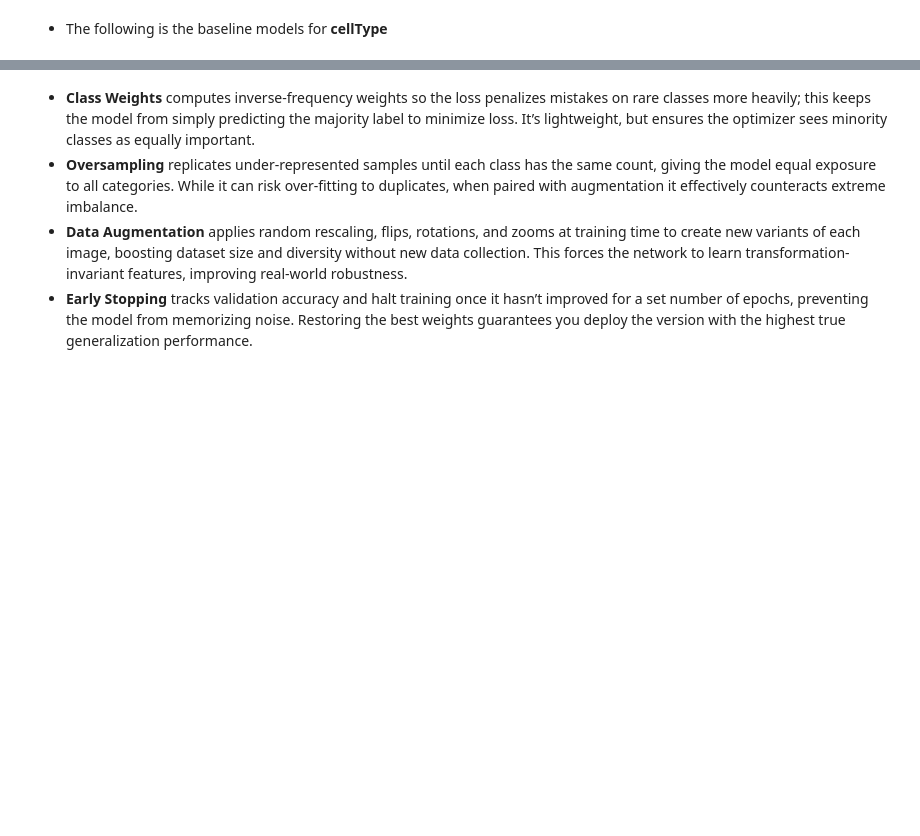
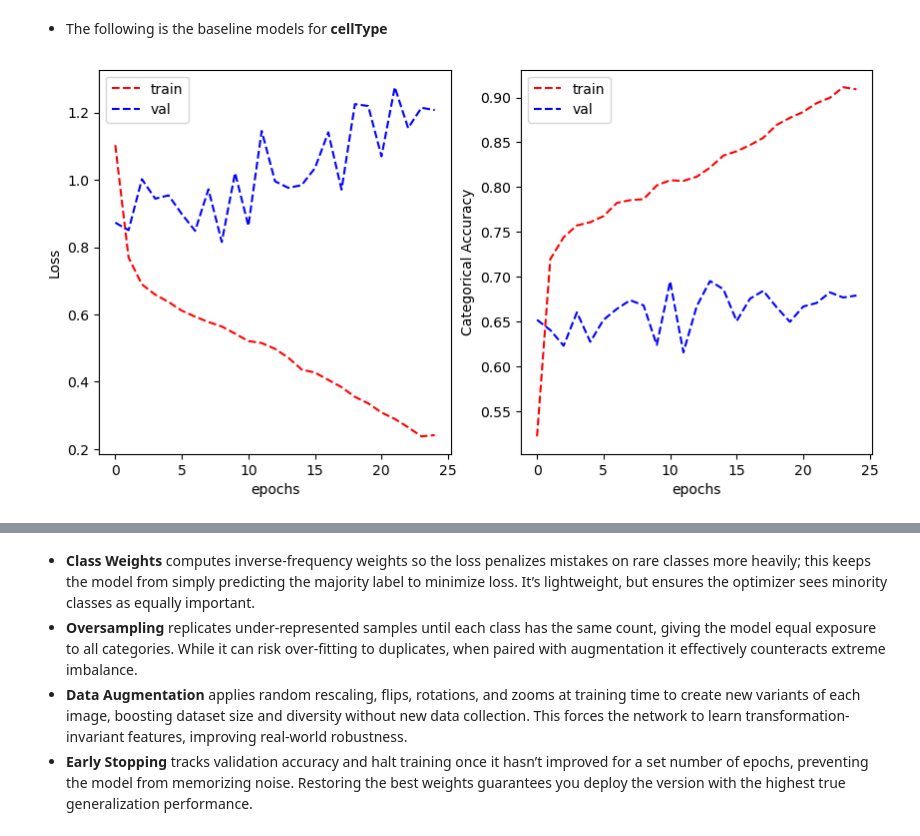
Before and after one commit to Adi112004/Machine-Learning-Assignment-2, a Jupyter notebook: Assignment2-ML.ipynb, the cells around one changed output, grey strips where cells are left out. Cells and saved outputs as stored; diff of their text form; code cells hidden in the pictures; blank space fills up the shorter version.

```diff
--- a/Assignment2-ML.ipynb
+++ b/Assignment2-ML.ipynb
@@ -484,47 +527,39 @@ celltype_model = tf.keras.Sequential([
     tf.keras.layers.Dense(num_classes, activation='softmax'),
 ])
 
 celltype_model.compile(
     optimizer='adam',
     loss='categorical_crossentropy',
-    metrics=[
-        GlobalPrecision(name='precision'),
-        GlobalRecall(name='recall')
-    ]
+    metrics=['precision', 'recall', 'categorical_accuracy']
 )
 
 #  history_celltype = celltype_model.fit(
 #     multi_train_generator,
 #     validation_data=multi_validation_generator,
 #     epochs=25,
 #     verbose=0
 # )
 
 history_celltype = celltype_model.fit(
     multi_train_generator,
     steps_per_epoch=len(multi_train_generator),
     validation_data=multi_validation_generator,
     validation_steps=len(multi_validation_generator),
     epochs=25,
     verbose=0
 )
 
 
-plot_learning_curve(
-    history_celltype.history['loss'],
-    history_celltype.history['val_loss'],
-    history_celltype.history['precision'],
-    history_celltype.history['val_precision'],
-    metric_name='Precision'
-)
 
 plot_learning_curve(
     history_celltype.history['loss'],
     history_celltype.history['val_loss'],
-    history_celltype.history['recall'],
-    history_celltype.history['val_recall'],
-    metric_name='Recall'
+    history_celltype.history['categorical_accuracy'],
+    history_celltype.history['val_categorical_accuracy'],
+    metric_name='Categorical Accuracy'
 )
+# %% [output]
+[figure, added]
 # %%
 input_shape = (27, 27, 3)
 mlp_multi = tf.keras.Sequential([
```
Also changed, not shown: parts of 45 cells of this notebook.
